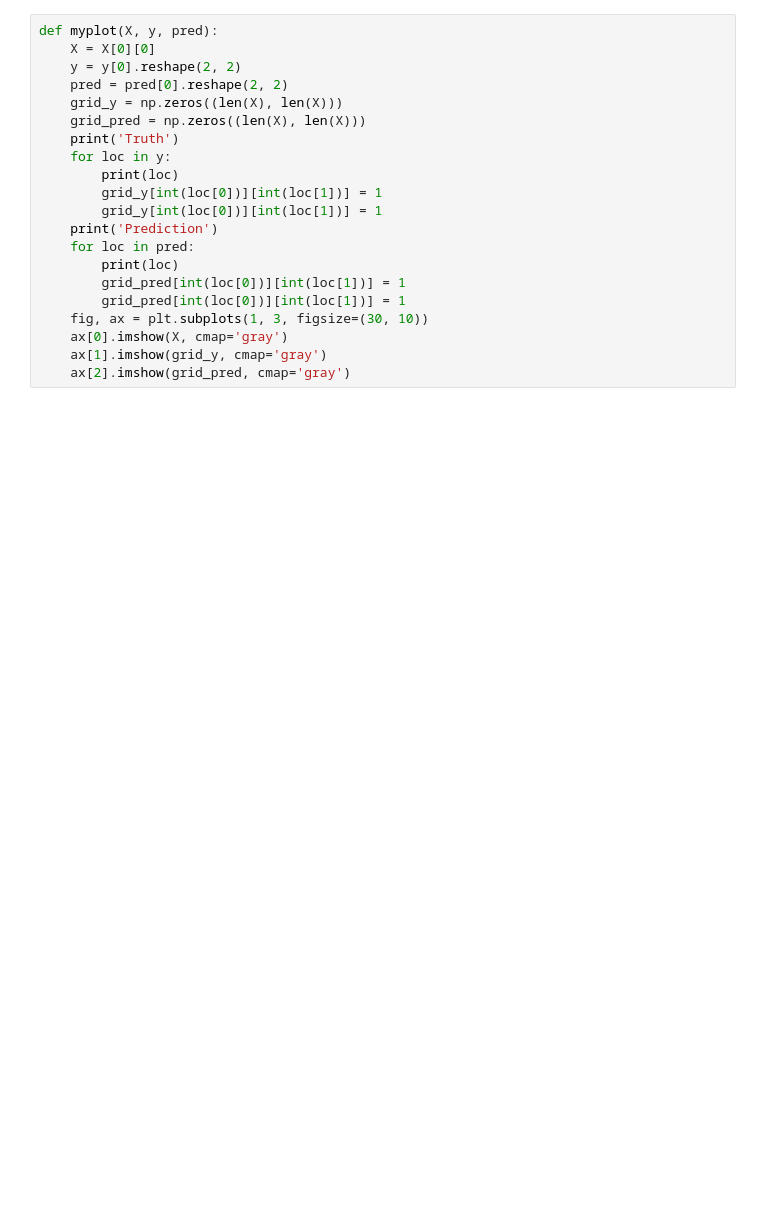
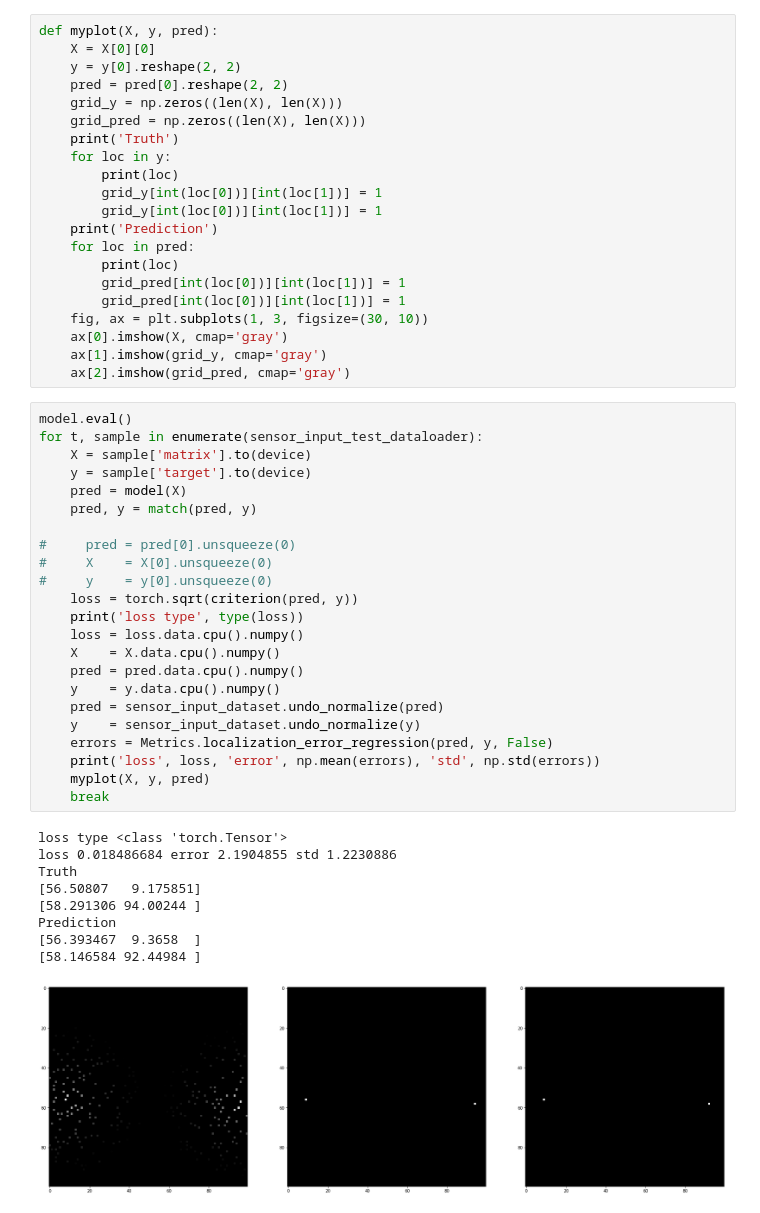
Before and after one commit to caitaozhan/deeplearning-localization, a Jupyter notebook: CNN-regression-multi.ipynb, the cells around one changed output. Drawn from its saved outputs; the diff is of its cells as text; blank space fills up the shorter version.

```diff
--- a/CNN-regression-multi.ipynb
+++ b/CNN-regression-multi.ipynb
@@ -308,6 +375,39 @@ def myplot(X, y, pred):
     ax[0].imshow(X, cmap='gray')
     ax[1].imshow(grid_y, cmap='gray')
     ax[2].imshow(grid_pred, cmap='gray')
+# %%
+model.eval()
+for t, sample in enumerate(sensor_input_test_dataloader):
+    X = sample['matrix'].to(device)
+    y = sample['target'].to(device)
+    pred = model(X)
+    pred, y = match(pred, y)
+
+#     pred = pred[0].unsqueeze(0)
+#     X    = X[0].unsqueeze(0)
+#     y    = y[0].unsqueeze(0)
+    loss = torch.sqrt(criterion(pred, y))
+    print('loss type', type(loss))
+    loss = loss.data.cpu().numpy()
+    X    = X.data.cpu().numpy()
+    pred = pred.data.cpu().numpy()
+    y    = y.data.cpu().numpy()
+    pred = sensor_input_dataset.undo_normalize(pred)
+    y    = sensor_input_dataset.undo_normalize(y)
+    errors = Metrics.localization_error_regression(pred, y, False)
+    print('loss', loss, 'error', np.mean(errors), 'std', np.std(errors))
+    myplot(X, y, pred)
+    break
+# %% [output]
+loss type <class 'torch.Tensor'>
+loss 0.018486684 error 2.1904855 std 1.2230886
+Truth
+[56.50807   9.175851]
+[58.291306 94.00244 ]
+Prediction
+[56.393467  9.3658  ]
+[58.146584 92.44984 ]
+[figure, added]
 # %%
 model.eval()
 for t, sample in enumerate(sensor_input_test_dataloader):
```
Also changed, not shown: parts of 5 cells of this notebook, 2 other files.
